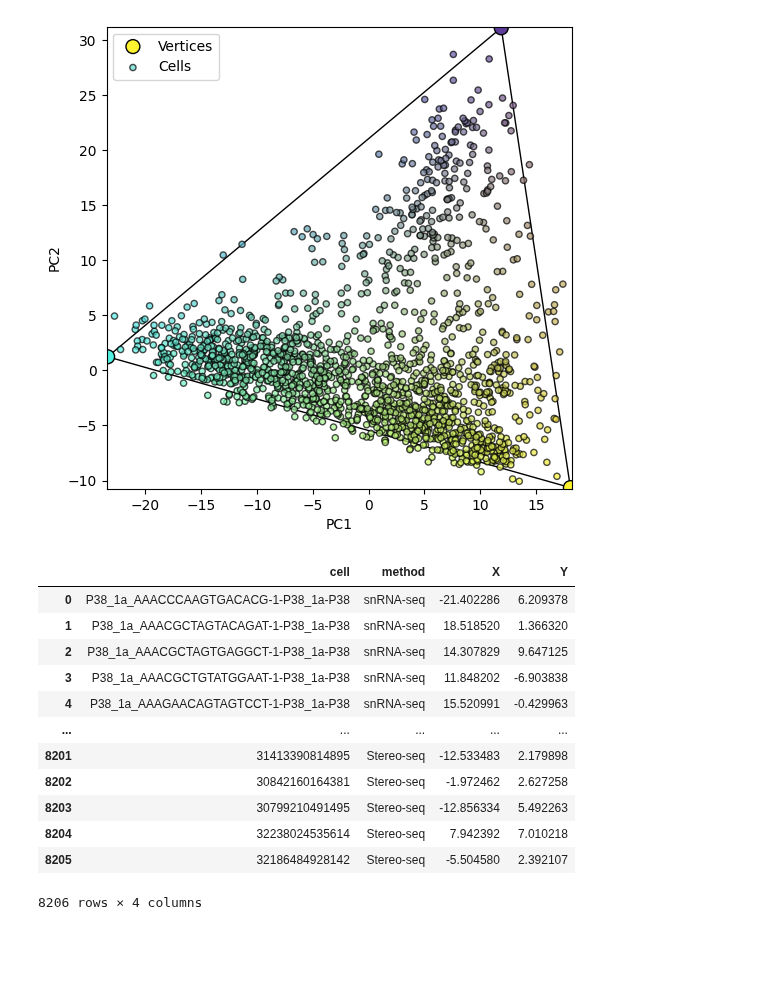
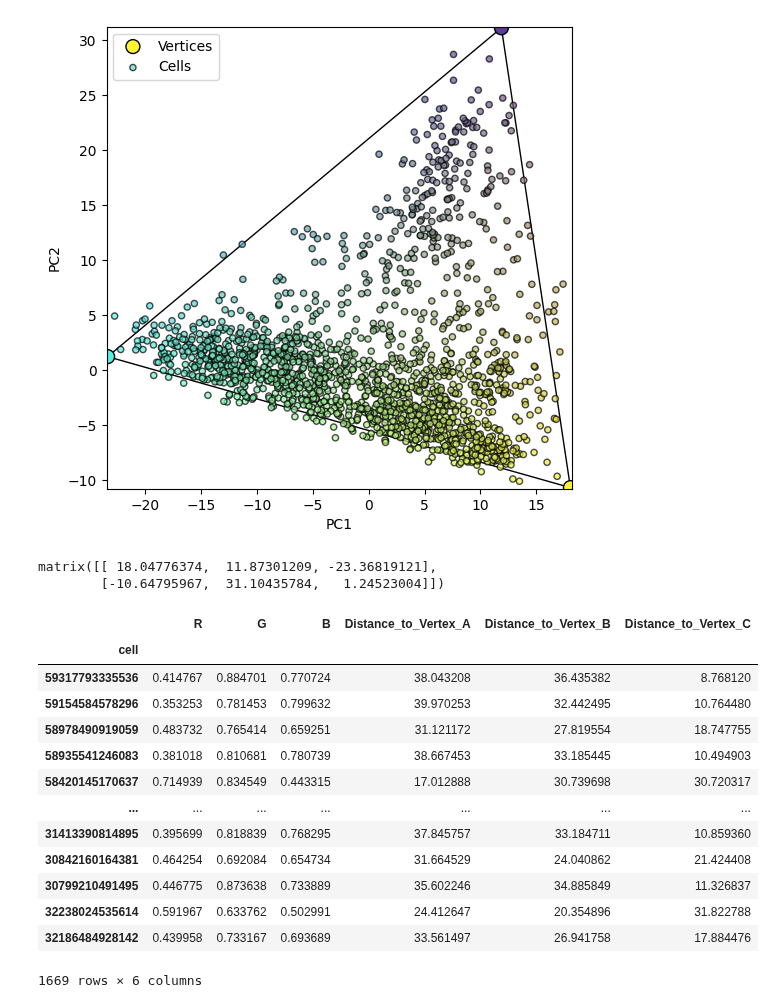
Before and after one commit to ryan-gorzek/trachtenberg-lab, a Jupyter notebook: transcriptomics/V1/figures/triangle_colormap_mouse.ipynb, the cells around one changed output. Cells and saved outputs as stored; diff of their text form; code cells hidden in the pictures; blank space fills up the shorter version.

Commit message:
Measure distance from PC vertices and correlate with subpial depth

```diff
--- a/transcriptomics/V1/figures/triangle_colormap_mouse.ipynb
+++ b/transcriptomics/V1/figures/triangle_colormap_mouse.ipynb
@@ -11,11 +20,15 @@ XC, S, C, SSE, varexpl = PCHA(X.T, noc=3, delta=0.1)
+# %%
+XC_r = XC[:, [2, 1, 0]]
 # %%
 import numpy as np
 import matplotlib.pyplot as plt
 from scipy.spatial import Delaunay
+import pandas as pd
+from scipy.spatial.distance import cdist
 
 # Define three vertices of the triangle in PC space
 cells = np.array(X)  # (N, 2) - N cells with 2D coordinates (PC1, PC2)
-vertices = np.array(XC.T)  # (3, 2) - Three vertices defining the triangle
+vertices = np.array(XC_r.T)  # (3, 2) - Three vertices defining the triangle
 colors = np.array([[1.        , 0.95294118, 0.18823529], [0.36863, 0.23529, 0.60000], [0.31764706, 0.94117647, 0.89019608]])  # (3, 3) - RGB colors for each vertex
 
 # Function to compute barycentric coordinates
@@ -52,10 +65,17 @@ cell_colors = np.dot(bary_coords, colors)  # (N, 3) - Weighted RGB values
 
 # Ensure final computed colors are within valid RGB range [0,1]
 cell_colors = np.clip(cell_colors, 0, 1)
+cell_names = df["cell"]  # Generate cell names
+rgb_df = pd.DataFrame(cell_colors, columns=["R", "G", "B"], index=cell_names)
+
+# Calculate distances from each cell to each vertex
+distances = cdist(cells, vertices, metric='euclidean')  # (N, 3) - Distance from cells to vertices
+
+# Add distances to the RGB DataFrame
+for i, vertex_label in enumerate(['Vertex_B', 'Vertex_C', 'Vertex_A']):
+    rgb_df[f'Distance_to_{vertex_label}'] = distances[:, i]
 
 # Save RGB triplets with cell names to CSV
-cell_names = df["cell"]  # Generate cell names
-rgb_df = pd.DataFrame(cell_colors, columns=["R", "G", "B"], index=cell_names)
 rgb_df.to_csv("E:/Opossum_Paper/Figure 3/mouse_integrated_PC_colors.csv")
 
 # Plot the triangular colormap
@@ -71,19 +91,25 @@ ax.legend()
 plt.show()
 # %% [output]
 [figure]
-# %%
-df
-# %% [output]
-|  | cell | method | X | Y |
-| 0 | P38_1a_AAACCCAAGTGACACG-1-P38_1a-P38 | snRNA-seq | -21.402286 | 6.209378 |
-| 1 | P38_1a_AAACGCTAGTACAGAT-1-P38_1a-P38 | snRNA-seq | 18.518520 | 1.366320 |
-| 2 | P38_1a_AAACGCTAGTGAGGCT-1-P38_1a-P38 | snRNA-seq | 14.307829 | 9.647125 |
-| 3 | P38_1a_AAACGCTGTATGGAAT-1-P38_1a-P38 | snRNA-seq | 11.848202 | -6.903838 |
-| 4 | P38_1a_AAAGAACAGTAGTCCT-1-P38_1a-P38 | snRNA-seq | 15.520991 | -0.429963 |
-| ... | ... | ... | ... | ... |
-| 8201 | 31413390814895 | Stereo-seq | -12.533483 | 2.179898 |
-| 8202 | 30842160164381 | Stereo-seq | -1.972462 | 2.627258 |
-| 8203 | 30799210491495 | Stereo-seq | -12.856334 | 5.492263 |
-| 8204 | 32238024535614 | Stereo-seq | 7.942392 | 7.010218 |
-| 8205 | 32186484928142 | Stereo-seq | -5.504580 | 2.392107 |
-8206 rows × 4 columns
+# %%
+XC_r
+# %% [output]
+matrix([[ 18.04776374,  11.87301209, -23.36819121],
+        [-10.64795967,  31.10435784,   1.24523004]])
+# %%
+rgb_df
+# %% [output]
+|  | R | G | B | Distance_to_Vertex_A | Distance_to_Vertex_B | Distance_to_Vertex_C |
+| cell |  |  |  |  |  |  |
+| 59317793335536 | 0.414767 | 0.884701 | 0.770724 | 38.043208 | 36.435382 | 8.768120 |
+| 59154584578296 | 0.353253 | 0.781453 | 0.799632 | 39.970253 | 32.442495 | 10.764480 |
+| 58978490919059 | 0.483732 | 0.765414 | 0.659251 | 31.121172 | 27.819554 | 18.747755 |
+| 58935541246083 | 0.381018 | 0.810681 | 0.780739 | 38.667453 | 33.185445 | 10.494903 |
+| 58420145170637 | 0.714939 | 0.834549 | 0.443315 | 17.012888 | 30.739698 | 30.720317 |
+| ... | ... | ... | ... | ... | ... | ... |
+| 31413390814895 | 0.395699 | 0.818839 | 0.768295 | 37.845757 | 33.184711 | 10.859360 |
+| 30842160164381 | 0.464254 | 0.692084 | 0.654734 | 31.664529 | 24.040862 | 21.424408 |
+| 30799210491495 | 0.446775 | 0.873638 | 0.733889 | 35.602246 | 34.885849 | 11.326837 |
+| 32238024535614 | 0.591967 | 0.633762 | 0.502991 | 24.412647 | 20.354896 | 31.822788 |
+| 32186484928142 | 0.439958 | 0.733167 | 0.693689 | 33.561497 | 26.941758 | 17.884476 |
+1669 rows × 6 columns
```
Also changed, not shown: parts of 2 cells of this notebook, 3 other files.
